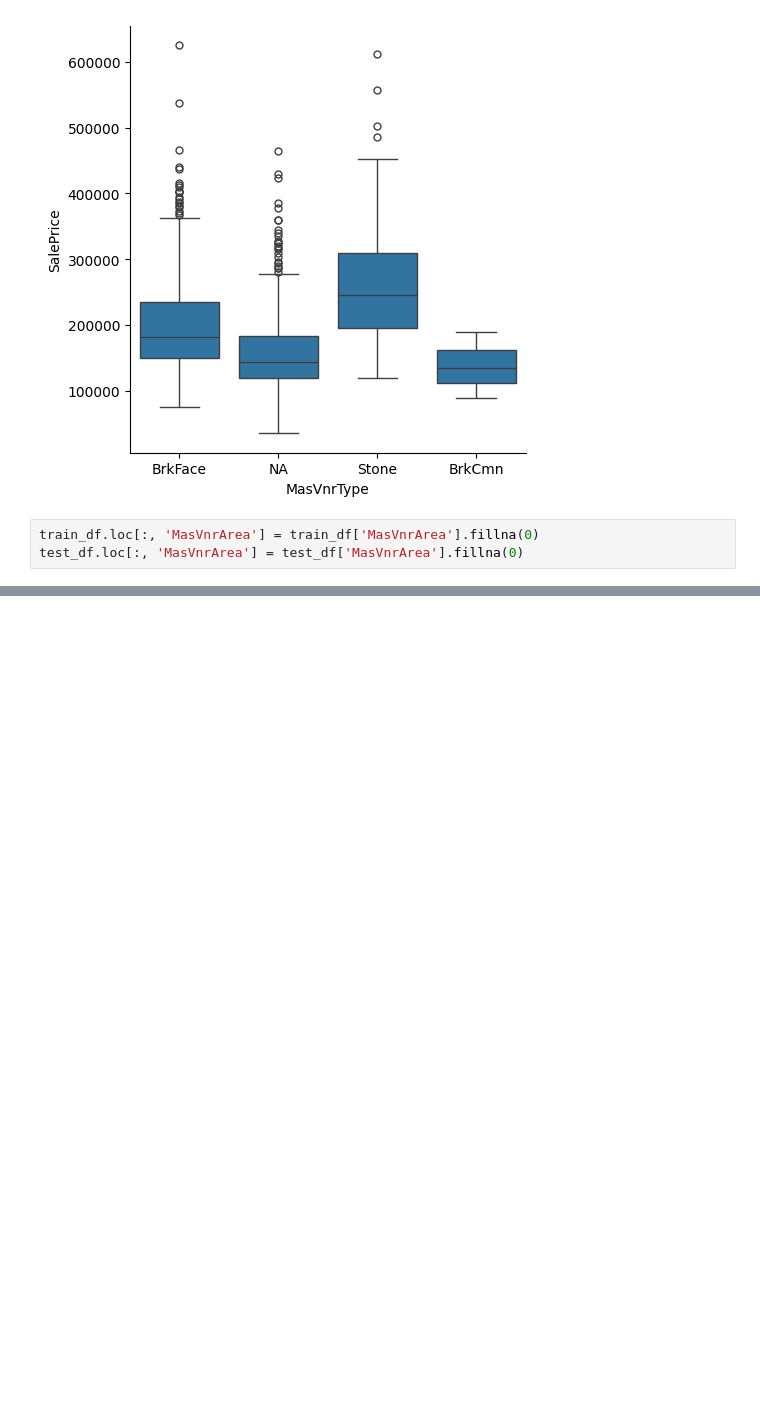
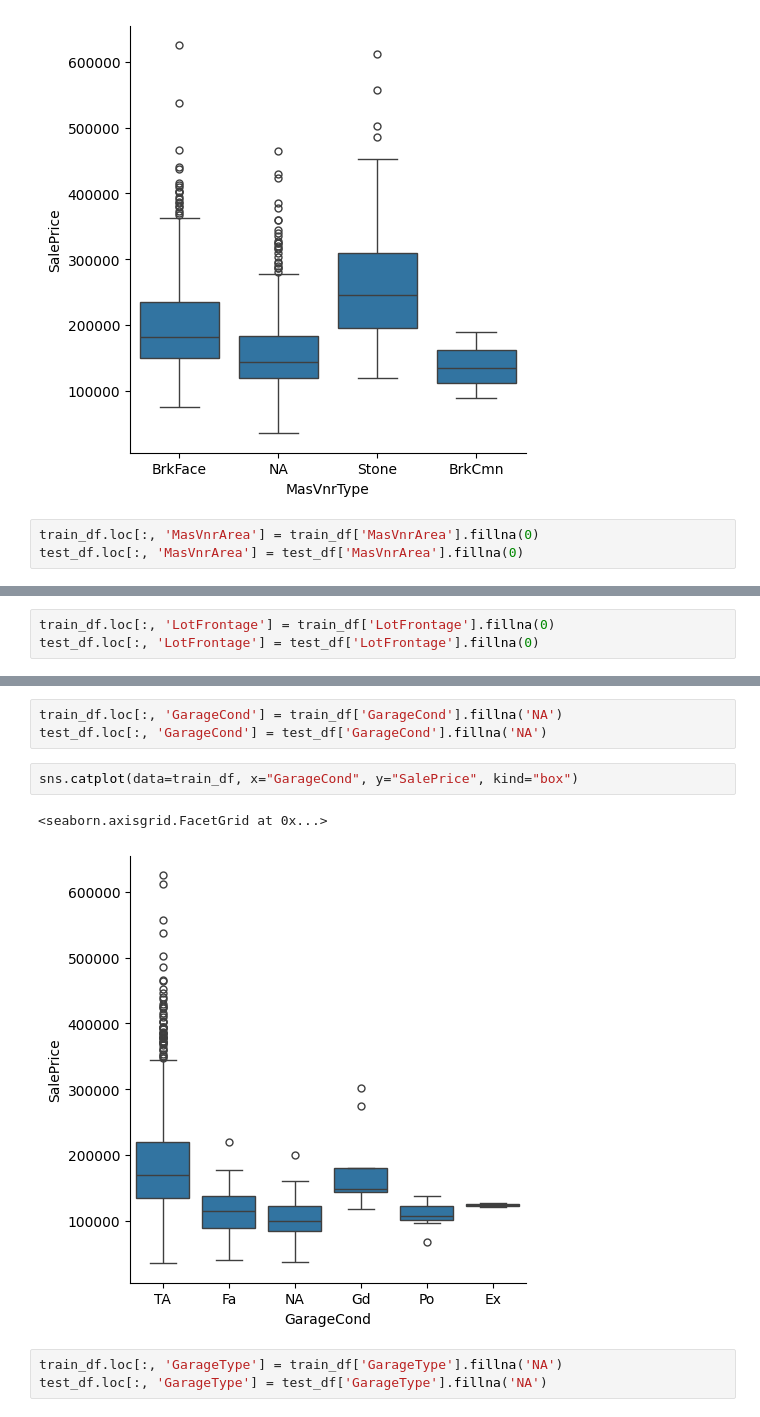
Before and after one commit to raviit244/Kaggle-HousingPrices, a Jupyter notebook: housing_pred.ipynb, the cells around one changed output, grey strips where cells are left out. Saved outputs shown, nothing was run; the diff lists cells and outputs as text; blank space fills up the shorter version.

```diff
--- a/housing_pred.ipynb
+++ b/housing_pred.ipynb
@@ -586,0 +626,3 @@ test_df.loc[:, 'MasVnrArea'] = test_df['MasVnrArea'].fillna(0)
+# %%
+train_df.loc[:, 'LotFrontage'] = train_df['LotFrontage'].fillna(0)
+test_df.loc[:, 'LotFrontage'] = test_df['LotFrontage'].fillna(0)
@@ -586,0 +637,11 @@ test_df.loc[:, 'MasVnrArea'] = test_df['MasVnrArea'].fillna(0)
+# %%
+train_df.loc[:, 'GarageCond'] = train_df['GarageCond'].fillna('NA')
+test_df.loc[:, 'GarageCond'] = test_df['GarageCond'].fillna('NA')
+# %%
+sns.catplot(data=train_df, x="GarageCond", y="SalePrice", kind="box")
+# %% [output]
+<seaborn.axisgrid.FacetGrid at 0x...>
+[figure, added]
+# %%
+train_df.loc[:, 'GarageType'] = train_df['GarageType'].fillna('NA')
+test_df.loc[:, 'GarageType'] = test_df['GarageType'].fillna('NA')
```
Also changed, not shown: parts of 42 cells of this notebook.
